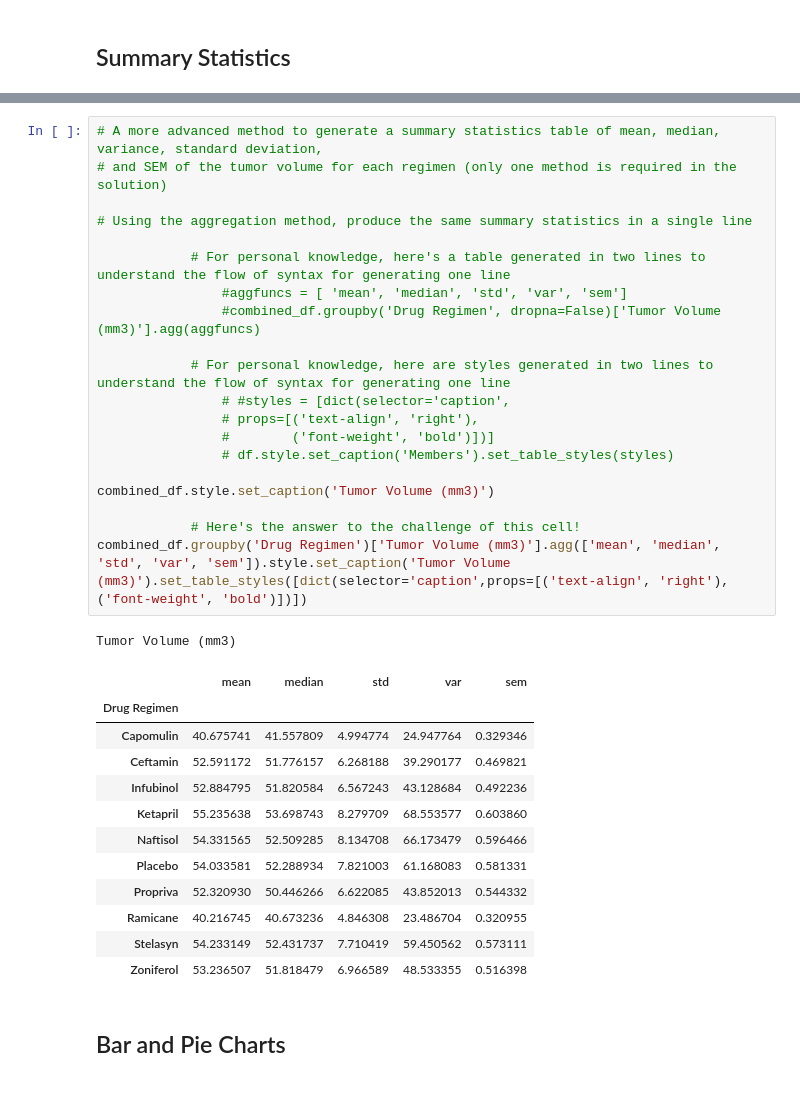
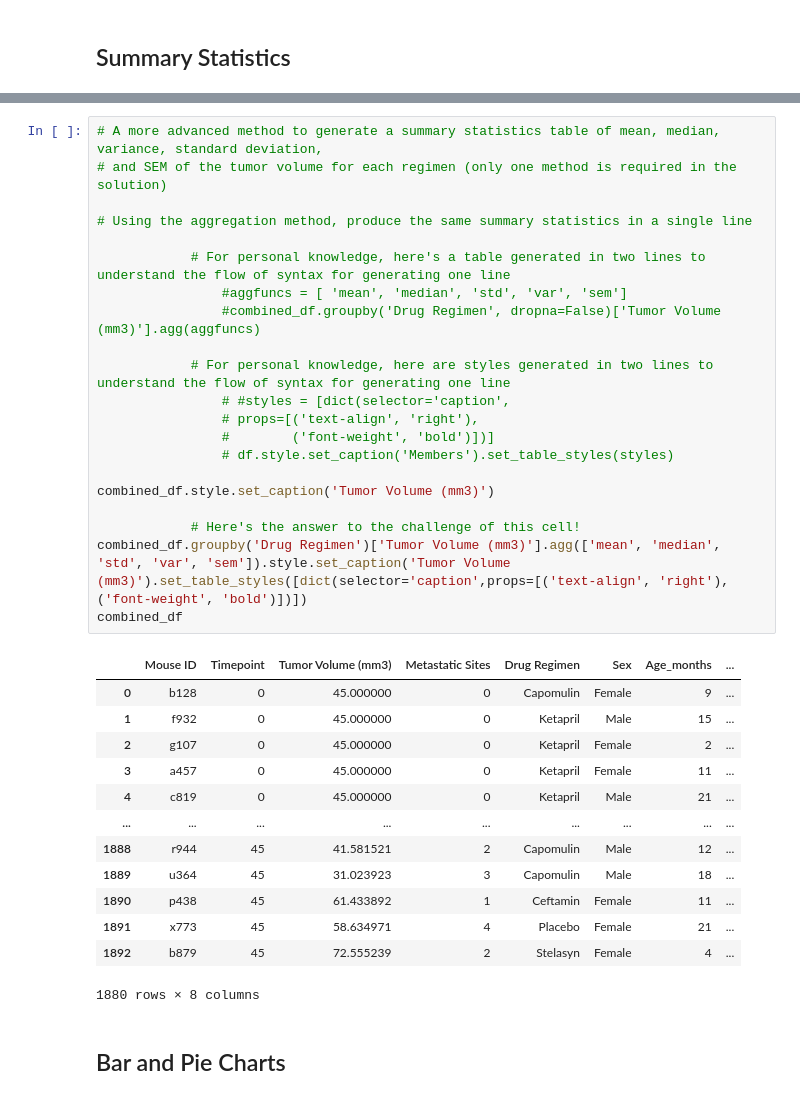
Before and after one commit to jimlhaugen/data-visualization-challenge, a Jupyter notebook: Pymaceuticals/pymaceuticals_starter.ipynb, the cells around one changed output, grey strips where cells are left out. Drawn from its saved outputs; the diff is of its cells as text.

```diff
--- a/Pymaceuticals/pymaceuticals_starter.ipynb
+++ b/Pymaceuticals/pymaceuticals_starter.ipynb
@@ -144,37 +153,38 @@ drug_tumor_concat_df
 # %%
 # A more advanced method to generate a summary statistics table of mean, median, variance, standard deviation,
 # and SEM of the tumor volume for each regimen (only one method is required in the solution)
 
 # Using the aggregation method, produce the same summary statistics in a single line
 
             # For personal knowledge, here's a table generated in two lines to understand the flow of syntax for generating one line
                 #aggfuncs = [ 'mean', 'median', 'std', 'var', 'sem']
                 #combined_df.groupby('Drug Regimen', dropna=False)['Tumor Volume (mm3)'].agg(aggfuncs)
 
             # For personal knowledge, here are styles generated in two lines to understand the flow of syntax for generating one line
                 # #styles = [dict(selector='caption',
                 # props=[('text-align', 'right'),
                 #        ('font-weight', 'bold')])]
                 # df.style.set_caption('Members').set_table_styles(styles)
 
 combined_df.style.set_caption('Tumor Volume (mm3)')
 
             # Here's the answer to the challenge of this cell!
 combined_df.groupby('Drug Regimen')['Tumor Volume (mm3)'].agg(['mean', 'median', 'std', 'var', 'sem']).style.set_caption('Tumor Volume (mm3)').set_table_styles([dict(selector='caption',props=[('text-align', 'right'),('font-weight', 'bold')])])
+combined_df
 # %% [output]
+|  | Mouse ID | Timepoint | Tumor Volume (mm3) | Metastatic Sites | Drug Regimen | Sex | Age_months | ... |
+| 0 | b128 | 0 | 45.000000 | 0 | Capomulin | Female | 9 | ... |
+| 1 | f932 | 0 | 45.000000 | 0 | Ketapril | Male | 15 | ... |
+| 2 | g107 | 0 | 45.000000 | 0 | Ketapril | Female | 2 | ... |
+| 3 | a457 | 0 | 45.000000 | 0 | Ketapril | Female | 11 | ... |
+| 4 | c819 | 0 | 45.000000 | 0 | Ketapril | Male | 21 | ... |
+| ... | ... | ... | ... | ... | ... | ... | ... | ... |
+| 1888 | r944 | 45 | 41.581521 | 2 | Capomulin | Male | 12 | ... |
+| 1889 | u364 | 45 | 31.023923 | 3 | Capomulin | Male | 18 | ... |
+| 1890 | p438 | 45 | 61.433892 | 1 | Ceftamin | Female | 11 | ... |
+| 1891 | x773 | 45 | 58.634971 | 4 | Placebo | Female | 21 | ... |
+| 1892 | b879 | 45 | 72.555239 | 2 | Stelasyn | Female | 4 | ... |
-Tumor Volume (mm3)
+1880 rows × 8 columns
-|  | mean | median | std | var | sem |
-| Drug Regimen |  |  |  |  |  |
-| Capomulin | 40.675741 | 41.557809 | 4.994774 | 24.947764 | 0.329346 |
-| Ceftamin | 52.591172 | 51.776157 | 6.268188 | 39.290177 | 0.469821 |
-| Infubinol | 52.884795 | 51.820584 | 6.567243 | 43.128684 | 0.492236 |
-| Ketapril | 55.235638 | 53.698743 | 8.279709 | 68.553577 | 0.603860 |
-| Naftisol | 54.331565 | 52.509285 | 8.134708 | 66.173479 | 0.596466 |
-| Placebo | 54.033581 | 52.288934 | 7.821003 | 61.168083 | 0.581331 |
-| Propriva | 52.320930 | 50.446266 | 6.622085 | 43.852013 | 0.544332 |
-| Ramicane | 40.216745 | 40.673236 | 4.846308 | 23.486704 | 0.320955 |
-| Stelasyn | 54.233149 | 52.431737 | 7.710419 | 59.450562 | 0.573111 |
-| Zoniferol | 53.236507 | 51.818479 | 6.966589 | 48.533355 | 0.516398 |
 # %% [markdown]
 ## Bar and Pie Charts
 # %%
```
Also changed, not shown: parts of 8 cells of this notebook.
